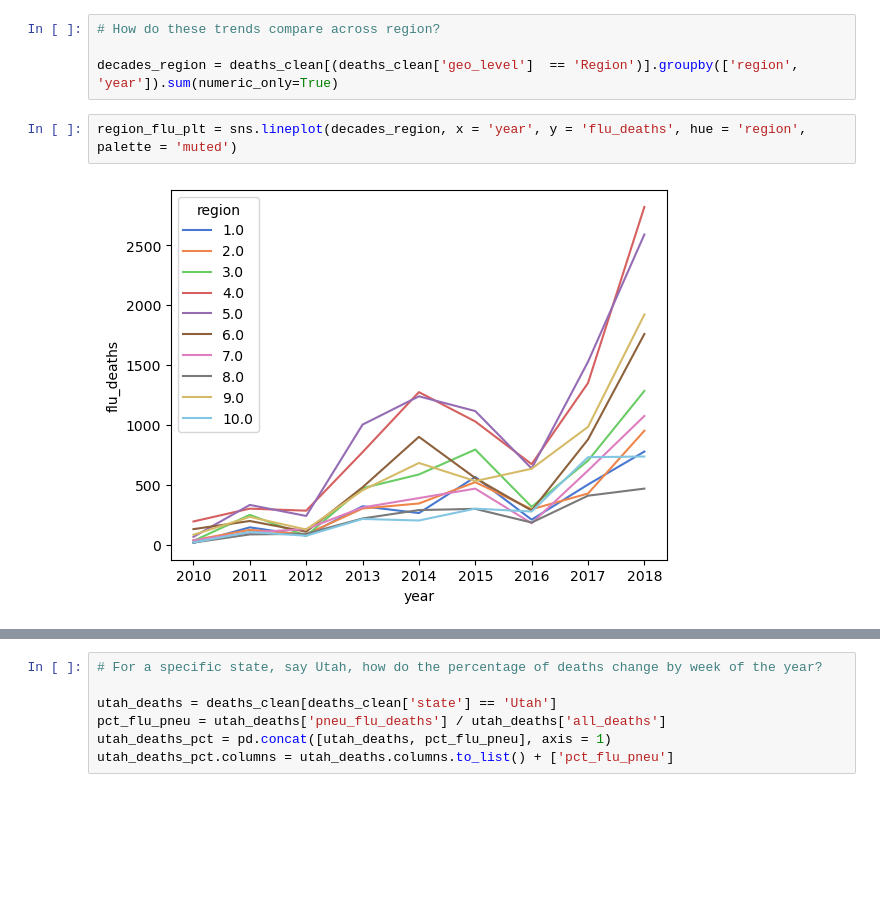
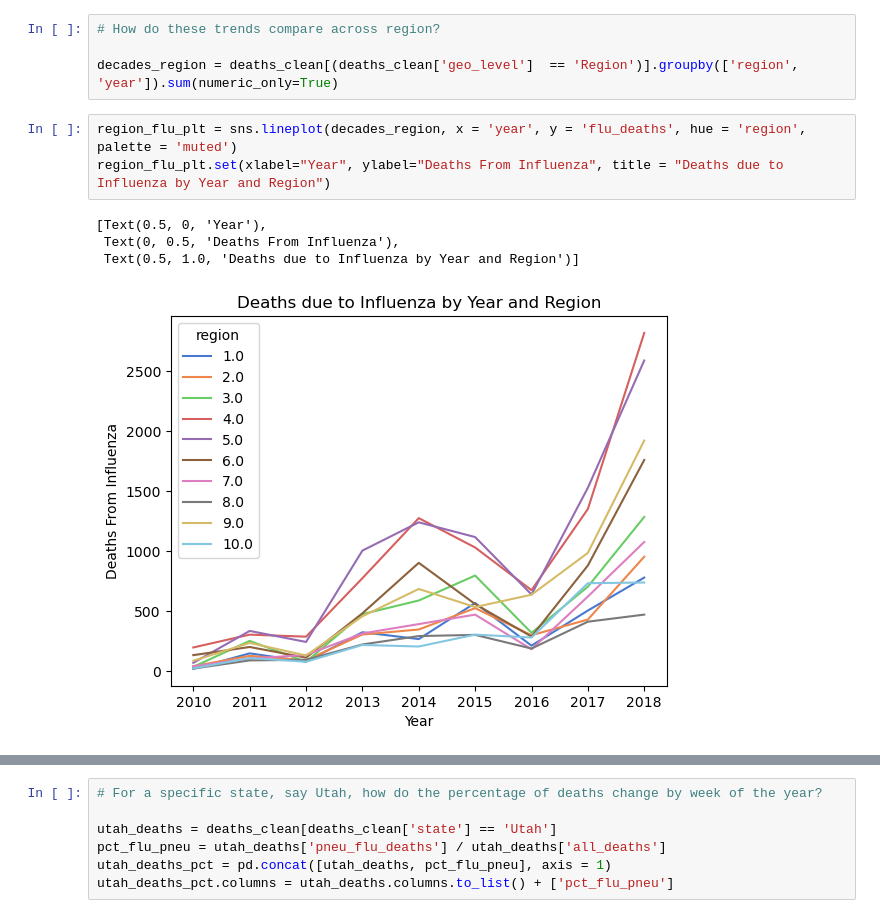
Before and after one commit to LotusEat3r/Project, a Jupyter notebook: Project_EDA.ipynb, the cells around one changed output, grey strips where cells are left out. Saved outputs shown, nothing was run; the diff lists cells and outputs as text; blank space fills up the shorter version.

```diff
--- a/Project_EDA.ipynb
+++ b/Project_EDA.ipynb
@@ -25,7 +33,11 @@ dcd_pneu_plt = sns.barplot(decades_natl, x = 'year', y = 'pneu_deaths', color =
 decades_region = deaths_clean[(deaths_clean['geo_level']  == 'Region')].groupby(['region', 'year']).sum(numeric_only=True)
 # %%
 region_flu_plt = sns.lineplot(decades_region, x = 'year', y = 'flu_deaths', hue = 'region', palette = 'muted')
+region_flu_plt.set(xlabel="Year", ylabel="Deaths From Influenza", title = "Deaths due to Influenza by Year and Region")
 # %% [output]
+[Text(0.5, 0, 'Year'),
+ Text(0, 0.5, 'Deaths From Influenza'),
+ Text(0.5, 1.0, 'Deaths due to Influenza by Year and Region')]
-[figure, old version]
+[figure, new version]
 # %%
 region_pneu_plt = sns.lineplot(decades_region, x = 'year', y = 'pneu_deaths', hue = 'region', palette = 'muted')
```
Also changed, not shown: parts of 6 cells of this notebook, 6 other files.
